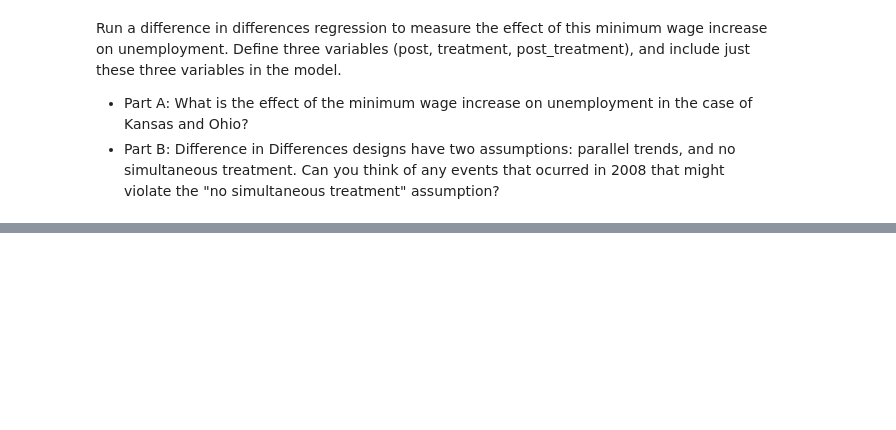
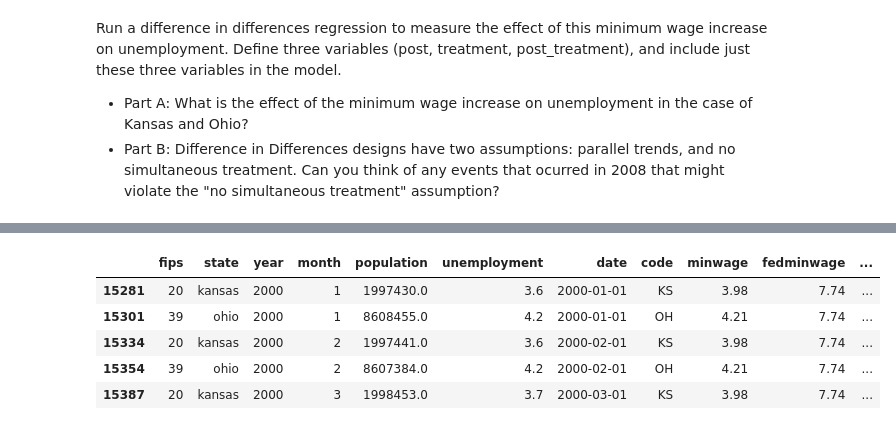
Before and after one commit to kwanyudyson/QM2, a Jupyter notebook: notebooks/W09. Difference-in-Differences.ipynb, the cells around one changed output, grey strips where cells are left out. Saved outputs shown, nothing was run; the diff lists cells and outputs as text; code cells hidden in the pictures; blank space fills up the shorter version.

```diff
--- a/notebooks/W09. Difference-in-Differences.ipynb
+++ b/notebooks/W09. Difference-in-Differences.ipynb
@@ -375,0 +523,9 @@ Run a difference in differences regression to measure the effect of this minimum
+# %%
+did2.head()
+# %% [output]
+|  | fips | state | year | month | population | unemployment | date | code | minwage | fedminwage | ... |
+| 15281 | 20 | kansas | 2000 | 1 | 1997430.0 | 3.6 | 2000-01-01 | KS | 3.98 | 7.74 | ... |
+| 15301 | 39 | ohio | 2000 | 1 | 8608455.0 | 4.2 | 2000-01-01 | OH | 4.21 | 7.74 | ... |
+| 15334 | 20 | kansas | 2000 | 2 | 1997441.0 | 3.6 | 2000-02-01 | KS | 3.98 | 7.74 | ... |
+| 15354 | 39 | ohio | 2000 | 2 | 8607384.0 | 4.2 | 2000-02-01 | OH | 4.21 | 7.74 | ... |
+| 15387 | 20 | kansas | 2000 | 3 | 1998453.0 | 3.7 | 2000-03-01 | KS | 3.98 | 7.74 | ... |
```
Also changed, not shown: parts of 18 cells of this notebook.
